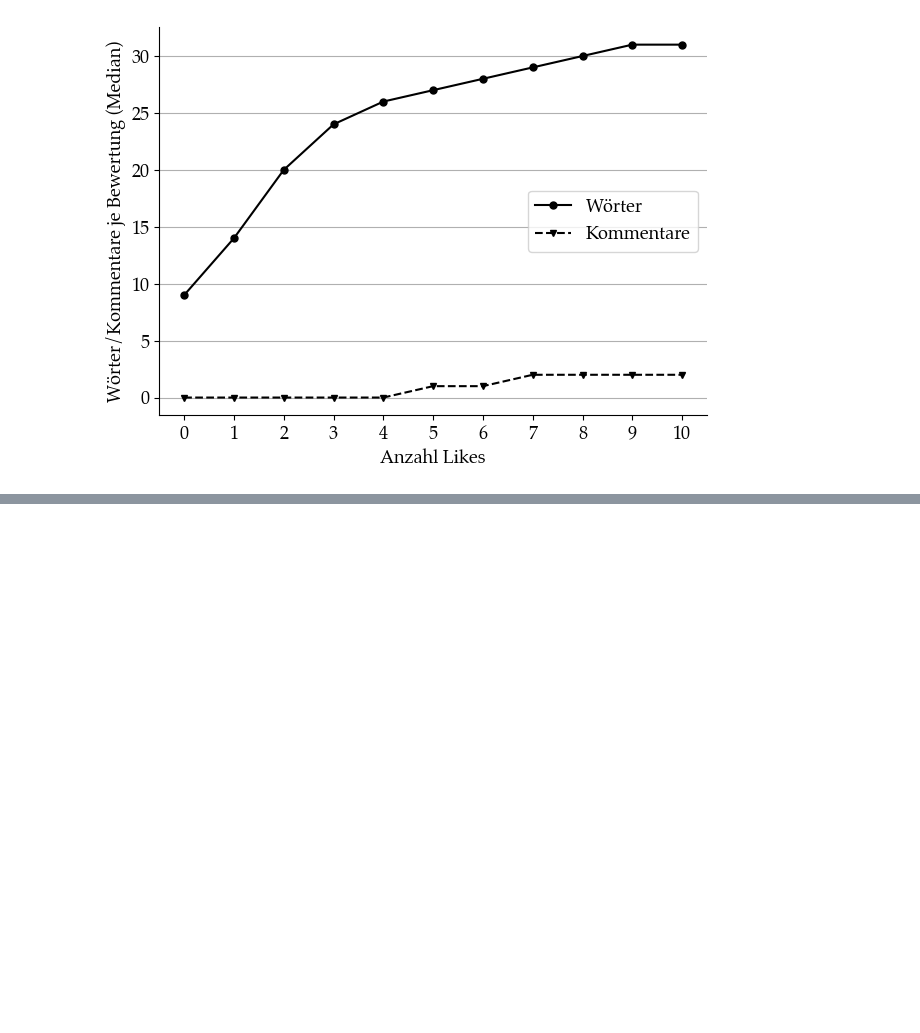
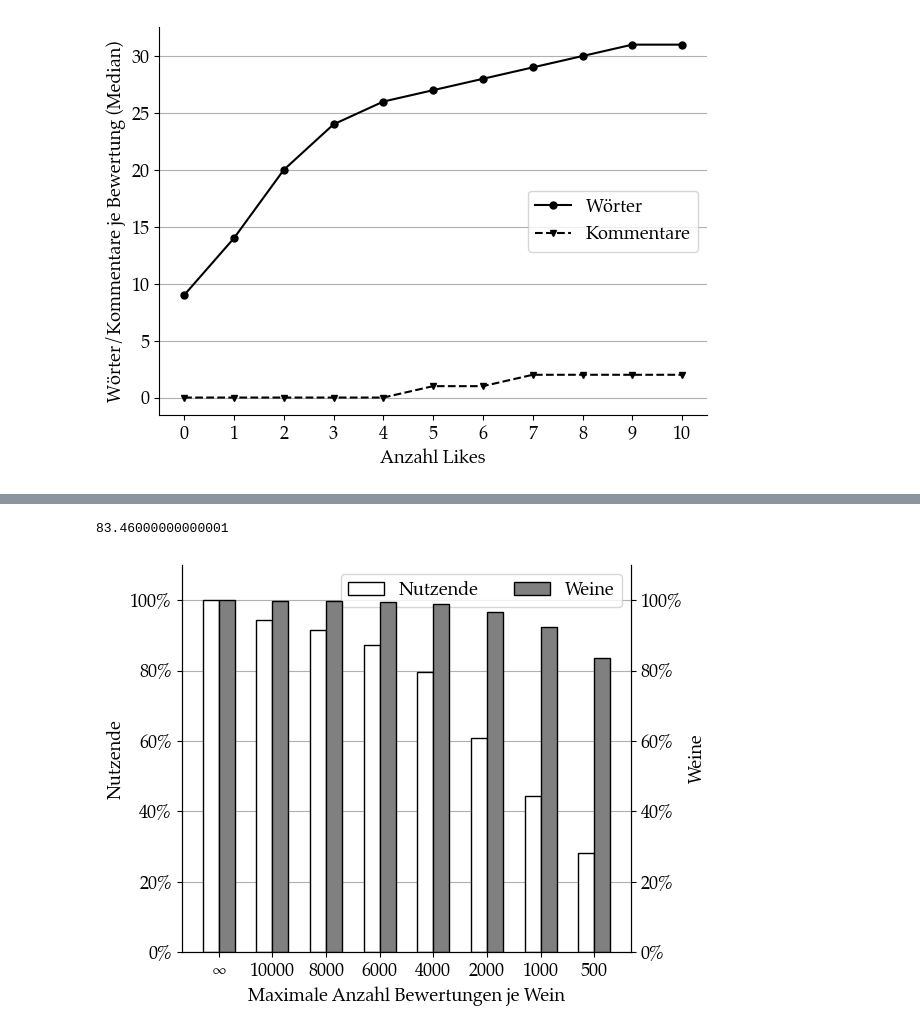
Before and after one commit to M4rl0wBuongustaio/master_thesis_ai_sommelier, a Jupyter notebook: analysis/visualization.ipynb, the cells around one changed output, grey strips where cells are left out. Cells and saved outputs as stored; diff of their text form; code cells hidden in the pictures; blank space fills up the shorter version.

```diff
--- a/analysis/visualization.ipynb
+++ b/analysis/visualization.ipynb
@@ -780,3 +771,17 @@ fig.tight_layout()
 fig.savefig(fig_path + 'words_comments_per_rating.pdf')
 # %% [output]
 [figure]
+# %%
+df_reduced_by_wine = pd.DataFrame(
+    {
+        'Maximum': ['∞', '10000', '8000', '6000', '4000', '2000', '1000', '500'],
+        'Nutzende': [112075, 105737, 102432, 97954, 89356, 68253, 49728, 31604],
+        'Weine': [11025, 11011, 10999, 10978, 10918, 10650, 10173, 9202],
+        'Korrespondierende Bewertungen': [2158407908, 1677124712, 1500279337, 1275135930, 890434573, 383378808,
+                                          163662979, 53732255],
+        'Korrespondierende Bewertungen Eval.': [201106543, 160515649, 145516083, 124702742, 77465425, 27545146,
+                                                10400615, 2875502],
+        'Dauer': [558.63, 445.88, 404.21, 346.4, 215.18, 76.51, 28.89, 7.99]
+    }
+)
+df_reduced_by_wine
@@ -782,0 +798,52 @@ fig.savefig(fig_path + 'words_comments_per_rating.pdf')
+# %%
+np.round(
+    9202 / 11025, decimals=4
+) * 100
+# %% [output]
+83.46000000000001
+# %%
+import matplotlib.ticker as mtick
+
+fig, ax1 = plt.subplots()
+ax2 = ax1.twinx()
+
+x = np.arange(len(df_reduced_by_wine['Maximum']))
+width = 0.3
+
+ax1.bar(
+    x=x - 0.15,
+    height=df_reduced_by_wine['Nutzende'] / df_reduced_by_wine['Nutzende'].max() * 100,
+    edgecolor='black',
+    color='white',
+    zorder=2,
+    width=width
+)
+ax2.bar(
+    x=x + 0.15,
+    height=df_reduced_by_wine['Weine'] / df_reduced_by_wine['Weine'].max() * 100,
+    edgecolor='black',
+    color='grey',
+    zorder=2,
+    width=width
+)
+
+ax1.set_xticks(x, df_reduced_by_wine['Maximum'])
+ax1.set_ylabel('Nutzende')
+ax2.set_ylabel('Weine')
+ax1.set_xlabel('Maximale Anzahl Bewertungen je Wein')
+ax2.set_ylim(0, 110)
+ax1.set_ylim(0, 110)
+ax1.yaxis.set_major_formatter(mtick.PercentFormatter())
+ax2.yaxis.set_major_formatter(mtick.PercentFormatter())
+ax1.grid(axis='y')
+legend_elements = [
+    Patch(facecolor='white', edgecolor='black', label='Nutzende'),
+    Patch(facecolor='grey', edgecolor='black', label='Weine')
+]
+ax1.spines[['top']].set_visible(False)
+ax2.spines[['top']].set_visible(False)
+ax1.legend(handles=legend_elements, ncol=2)
+fig.tight_layout()
+fig.savefig(fig_path + 'nutzende_weine_max_weine.pdf')
+# %% [output]
+[figure, added]
```
Also changed, not shown: parts of 76 cells of this notebook, 7 other files.
